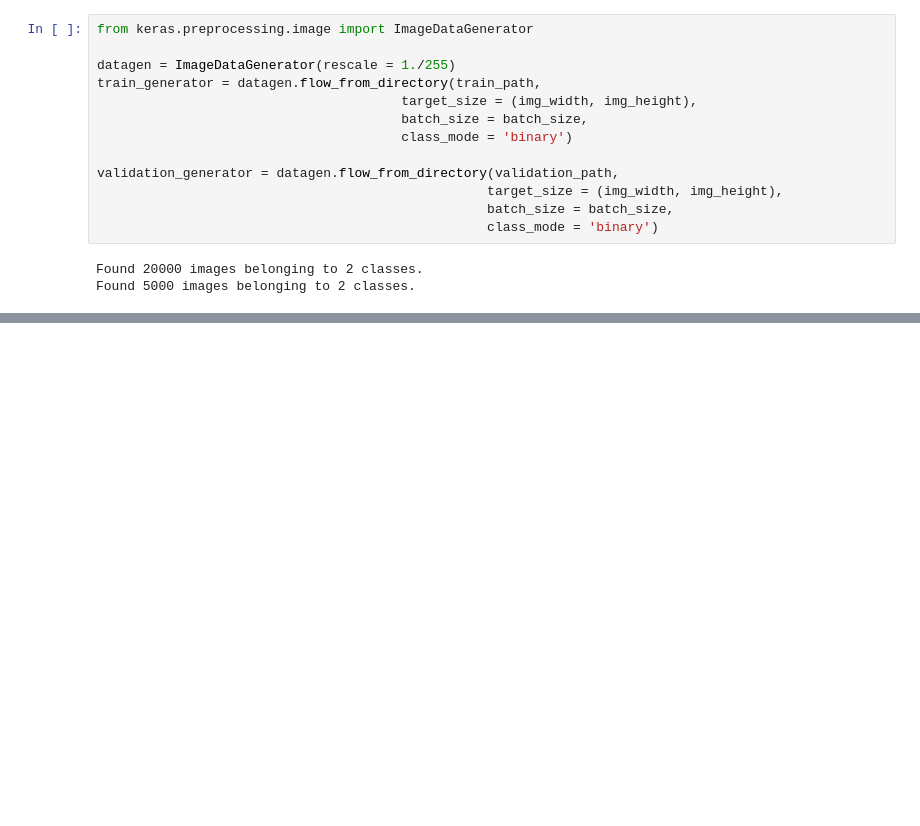
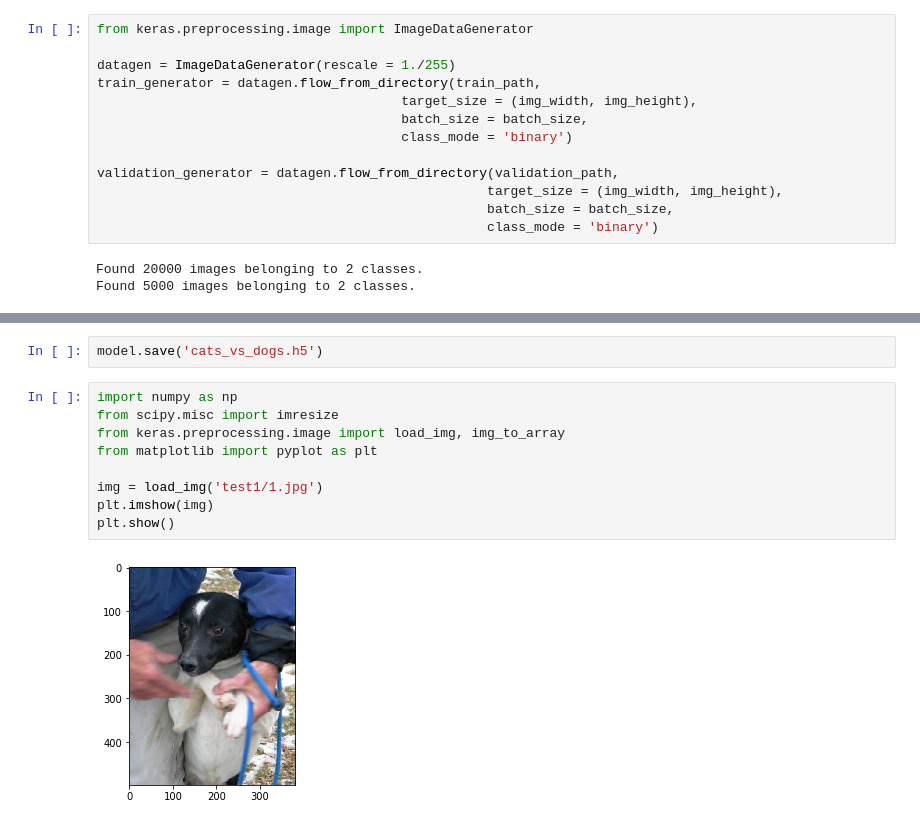
Before and after one commit to ThibaultHuyet/machine_learning, a Jupyter notebook: cats_vs_dogs.ipynb, the cells around one changed output, grey strips where cells are left out. Cells and saved outputs as stored; diff of their text form; blank space fills up the shorter version.

Commit message:
Trained model and predicted one image correctly

```diff
--- a/cats_vs_dogs.ipynb
+++ b/cats_vs_dogs.ipynb
@@ -219,0 +214,13 @@ KeyboardInterrupt:
+# %%
+model.save('cats_vs_dogs.h5')
+# %%
+import numpy as np
+from scipy.misc import imresize
+from keras.preprocessing.image import load_img, img_to_array
+from matplotlib import pyplot as plt
+
+img = load_img('test1/1.jpg')
+plt.imshow(img)
+plt.show()
+# %% [output]
+[figure, added]
```
Also changed, not shown: parts of 16 cells of this notebook, 1 other file.
